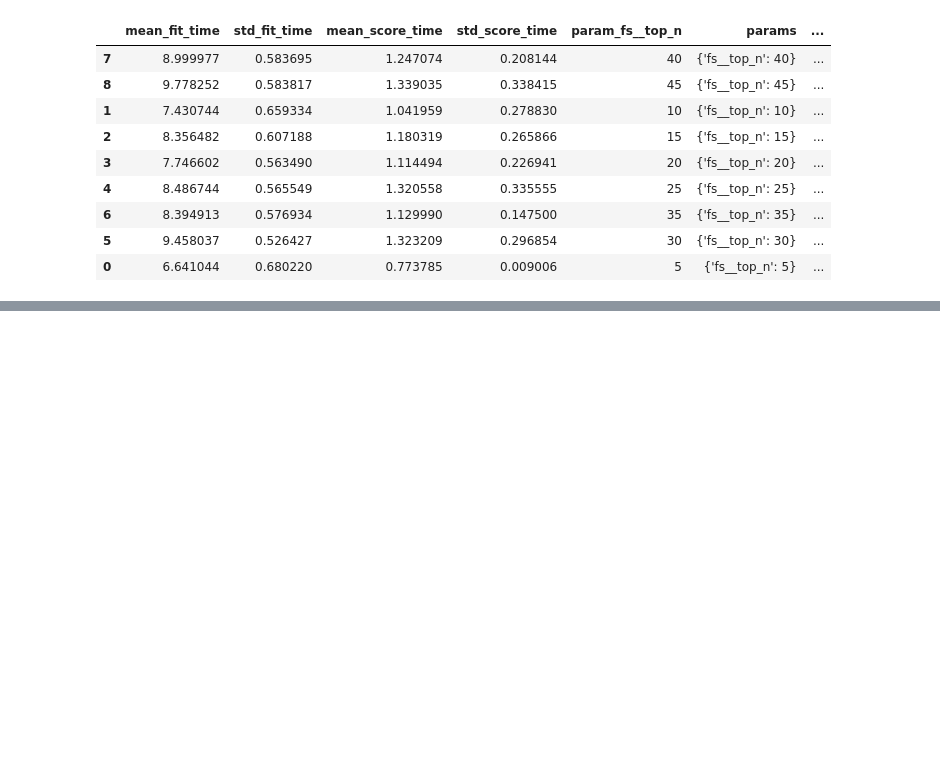
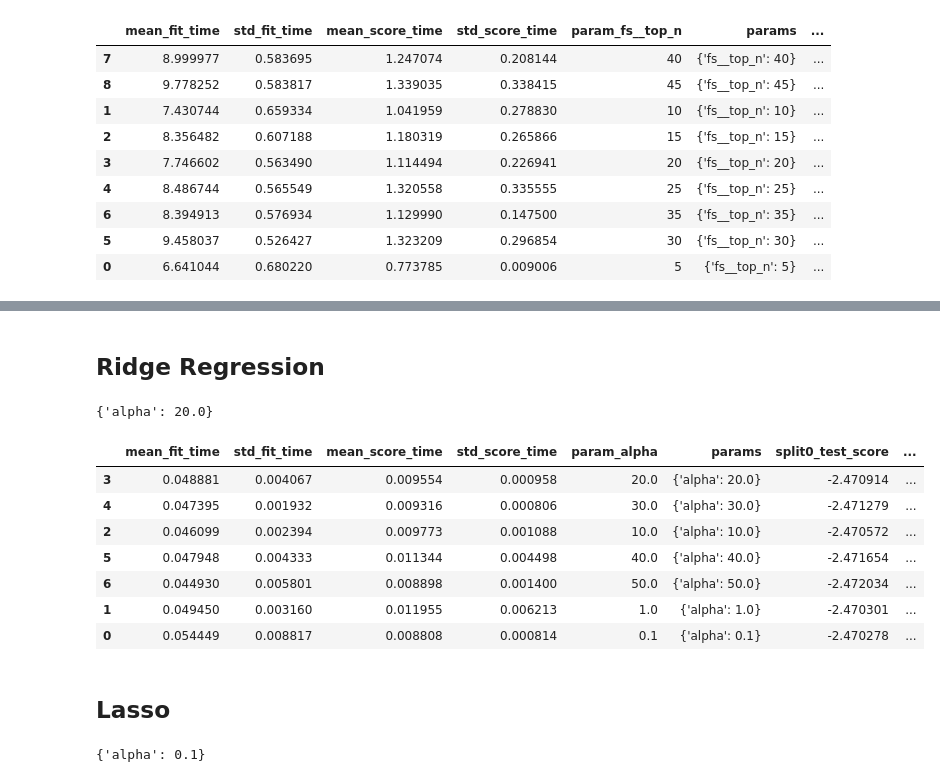
Before and after one commit to riccardocappi/Data-Mining-GroupA, a Jupyter notebook: PhoneUser_Competition/Phone users_py/Data_Mining_(Data_Divas)_Riccardo.ipynb, the cells around one changed output, grey strips where cells are left out. Cells and saved outputs as stored; diff of their text form; code cells hidden in the pictures; blank space fills up the shorter version.

```diff
--- a/PhoneUser_Competition/Phone users_py/Data_Mining_(Data_Divas)_Riccardo.ipynb
+++ b/PhoneUser_Competition/Phone users_py/Data_Mining_(Data_Divas)_Riccardo.ipynb
@@ -394,0 +408,2 @@ display(results)
+# %% [markdown]
+## Ridge Regression
@@ -394,0 +412,27 @@ display(results)
+# %%
+ridge = Ridge()
+params = {
+    "alpha": [0.1, 1.0, 10.0, 20.0, 30.0, 40.0, 50.0]
+}
+feature_selector = FeatureSelector()
+# %%
+grid = feature_selector.grid_search(X_train, y_train, ridge, params)
+# %%
+grid.best_params_
+# %% [output]
+{'alpha': 20.0}
+# %%
+results = pd.DataFrame(grid.cv_results_).sort_values(by='rank_test_score')
+results.to_csv('results-gridSearch-ridge.csv')
+display(results)
+# %% [output]
+|  | mean_fit_time | std_fit_time | mean_score_time | std_score_time | param_alpha | params | split0_test_score | ... |
+| 3 | 0.048881 | 0.004067 | 0.009554 | 0.000958 | 20.0 | {'alpha': 20.0} | -2.470914 | ... |
+| 4 | 0.047395 | 0.001932 | 0.009316 | 0.000806 | 30.0 | {'alpha': 30.0} | -2.471279 | ... |
+| 2 | 0.046099 | 0.002394 | 0.009773 | 0.001088 | 10.0 | {'alpha': 10.0} | -2.470572 | ... |
+| 5 | 0.047948 | 0.004333 | 0.011344 | 0.004498 | 40.0 | {'alpha': 40.0} | -2.471654 | ... |
+| 6 | 0.044930 | 0.005801 | 0.008898 | 0.001400 | 50.0 | {'alpha': 50.0} | -2.472034 | ... |
+| 1 | 0.049450 | 0.003160 | 0.011955 | 0.006213 | 1.0 | {'alpha': 1.0} | -2.470301 | ... |
+| 0 | 0.054449 | 0.008817 | 0.008808 | 0.000814 | 0.1 | {'alpha': 0.1} | -2.470278 | ... |
+# %% [markdown]
+## Lasso
@@ -394,0 +449,4 @@ display(results)
+# %%
+grid.best_params_
+# %% [output]
+{'alpha': 0.1}
```
Also changed, not shown: parts of 20 cells of this notebook.
